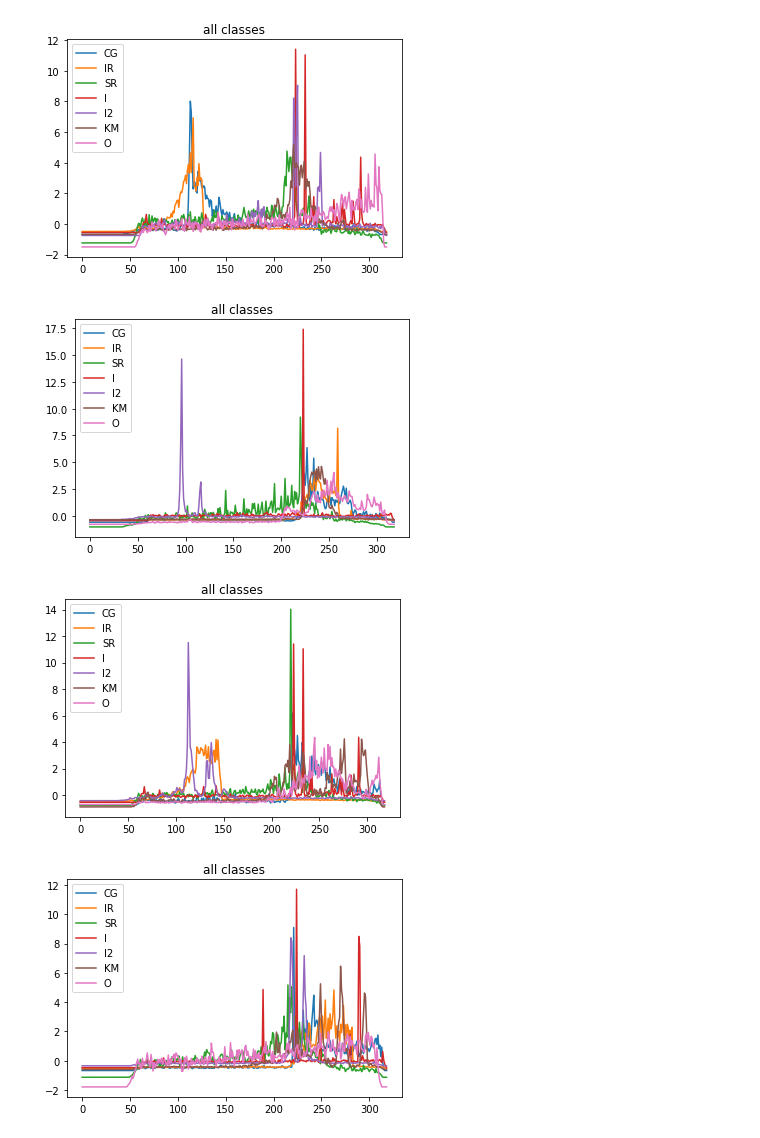
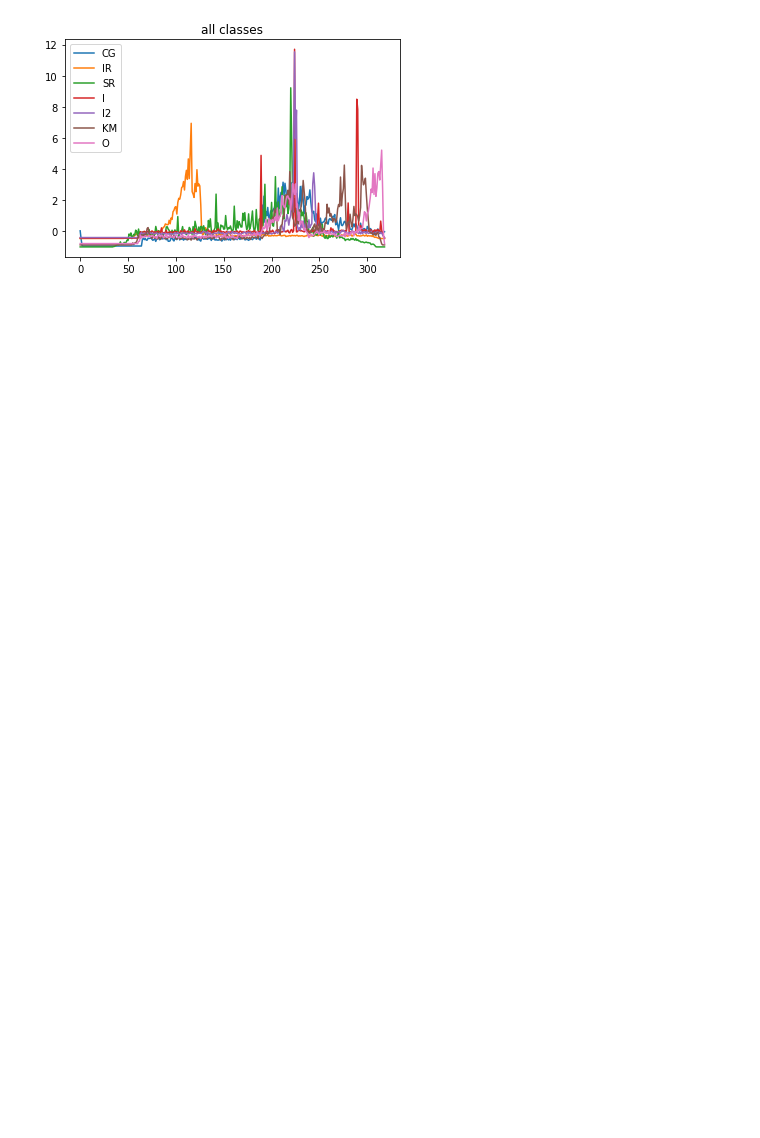
Before and after one commit to khayyamsaleem/time-series-classification-Lightning7, a Jupyter notebook: DATA OBSERVATION.ipynb, the cells around one changed output. Cells and saved outputs as stored; diff of their text form; code cells hidden in the pictures; blank space fills up the shorter version.

```diff
--- a/DATA OBSERVATION.ipynb
+++ b/DATA OBSERVATION.ipynb
@@ -31,13 +31,11 @@ for c in classes:
 # %%
 #plot classes together
-for i in range(10):
-    plt.figure(i)
-    for c in classes:
-        plt.title("all classes")
-        plt.plot(classes[c].sample(n=1).drop(0,axis=1).transpose().values, label=class_names[c])
-        plt.legend(loc='upper left')
+# for i in range(10):
+i=1
+plt.figure(i)
+for c in classes:
+    plt.title("all classes")
+    plt.plot(classes[c].sample(n=1).drop(0,axis=1).transpose().values, label=class_names[c])
+    plt.legend(loc='upper left')
 # %% [output]
-[figure, old version]
+[figure, new version]
-[figure, removed]
-[figure, removed]
-[figure, removed]
```
Also changed, not shown: parts of 2 cells of this notebook, 10 other files.
